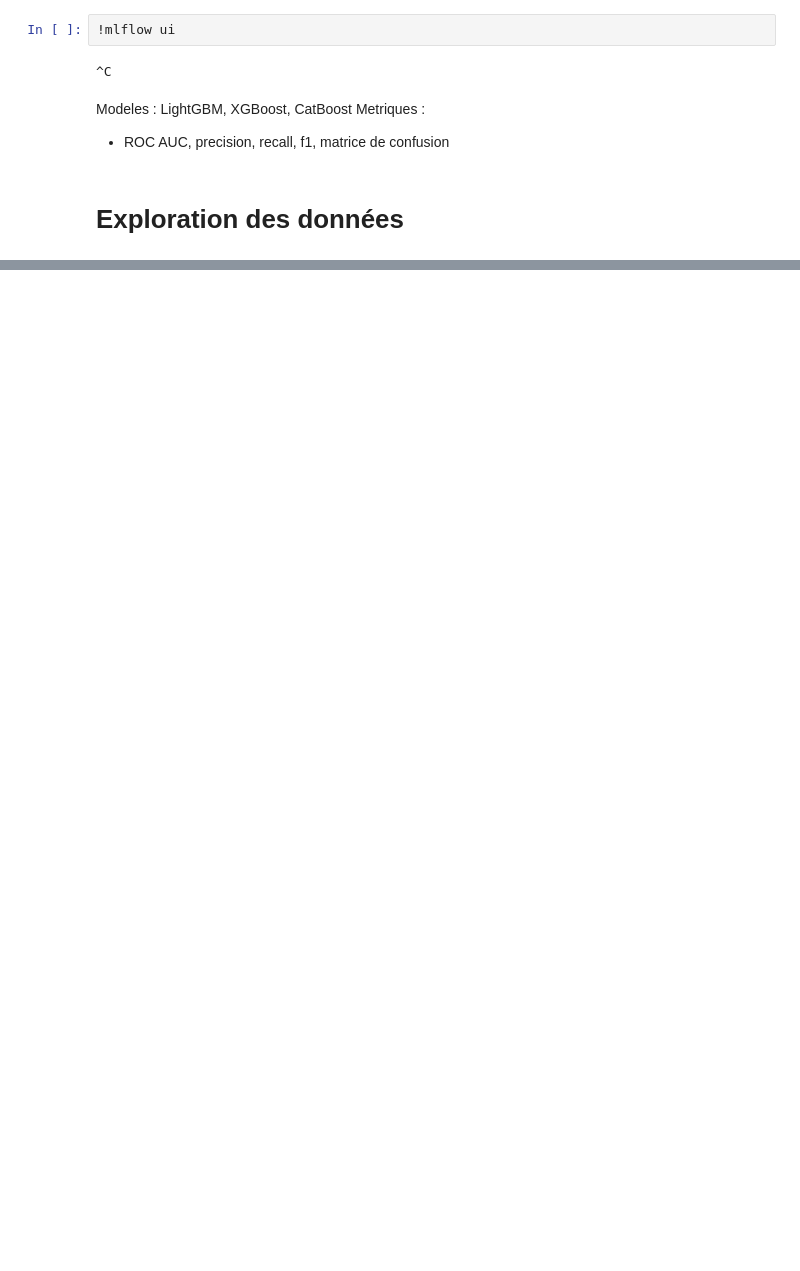
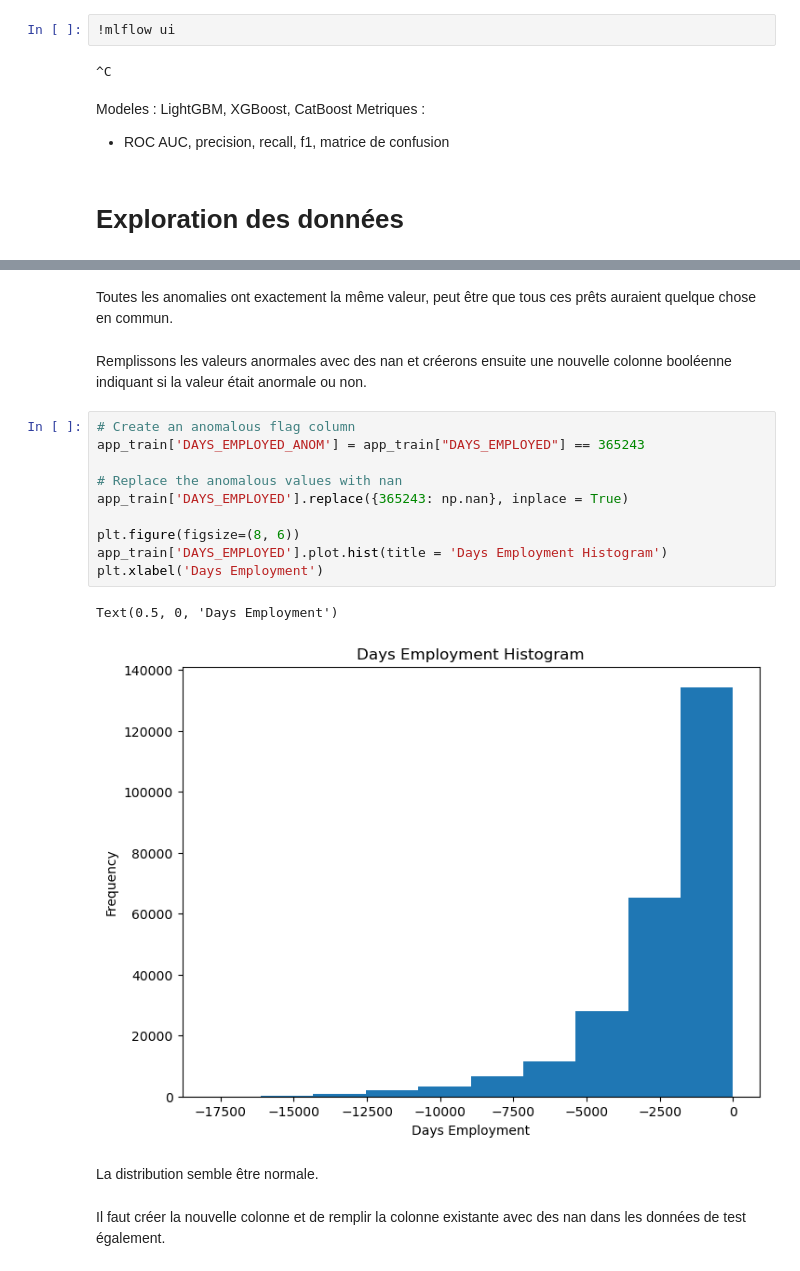
Before and after one commit to Medjatt/Credit_default_risk, a Jupyter notebook: scoring_model.ipynb, the cells around one changed output, grey strips where cells are left out. Saved outputs shown, nothing was run; the diff lists cells and outputs as text; blank space fills up the shorter version.

```diff
--- a/scoring_model.ipynb
+++ b/scoring_model.ipynb
@@ -80,0 +299,21 @@ Metriques :
+# %% [markdown]
+Toutes les anomalies ont exactement la même valeur, peut être que tous ces prêts auraient quelque chose en commun.
+# %% [markdown]
+Remplissons les valeurs anormales avec des nan et créerons ensuite une nouvelle colonne booléenne indiquant si la valeur était anormale ou non.
+# %%
+# Create an anomalous flag column
+app_train['DAYS_EMPLOYED_ANOM'] = app_train["DAYS_EMPLOYED"] == 365243
+
+# Replace the anomalous values with nan
+app_train['DAYS_EMPLOYED'].replace({365243: np.nan}, inplace = True)
+
+plt.figure(figsize=(8, 6))
+app_train['DAYS_EMPLOYED'].plot.hist(title = 'Days Employment Histogram')
+plt.xlabel('Days Employment')
+# %% [output]
+Text(0.5, 0, 'Days Employment')
+[figure, added]
+# %% [markdown]
+La distribution semble être normale.
+# %% [markdown]
+Il faut créer la nouvelle colonne et de remplir la colonne existante avec des nan dans les données de test également.
```
Also changed, not shown: parts of 88 cells of this notebook.
